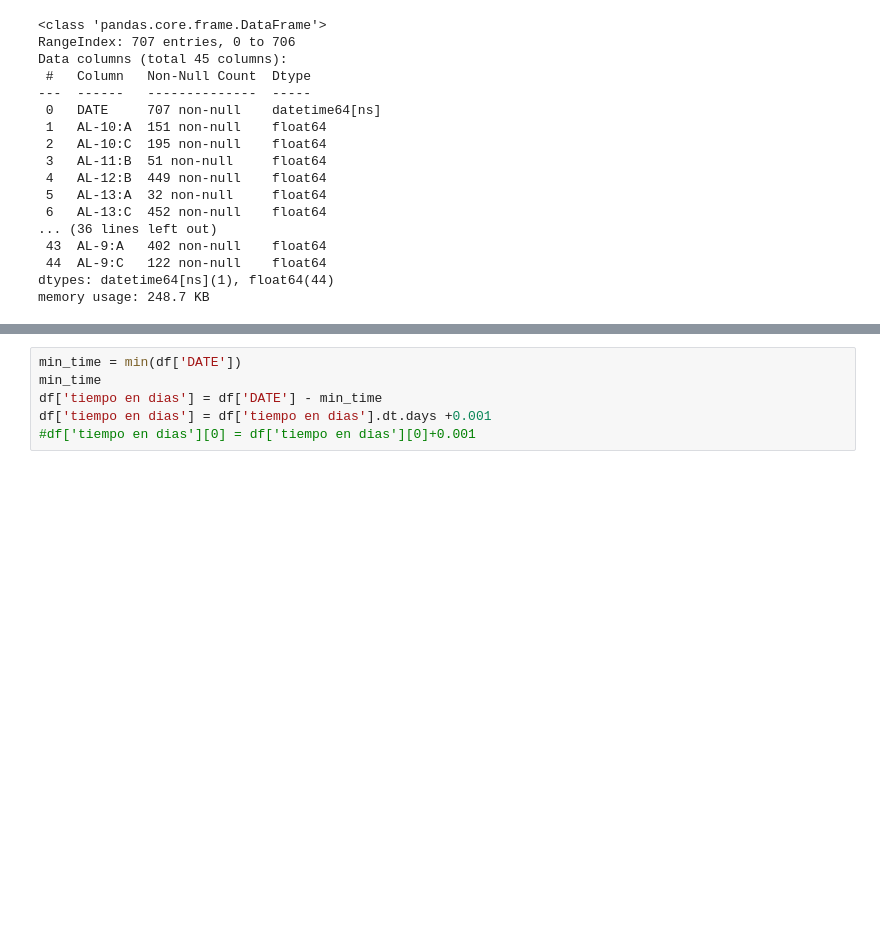
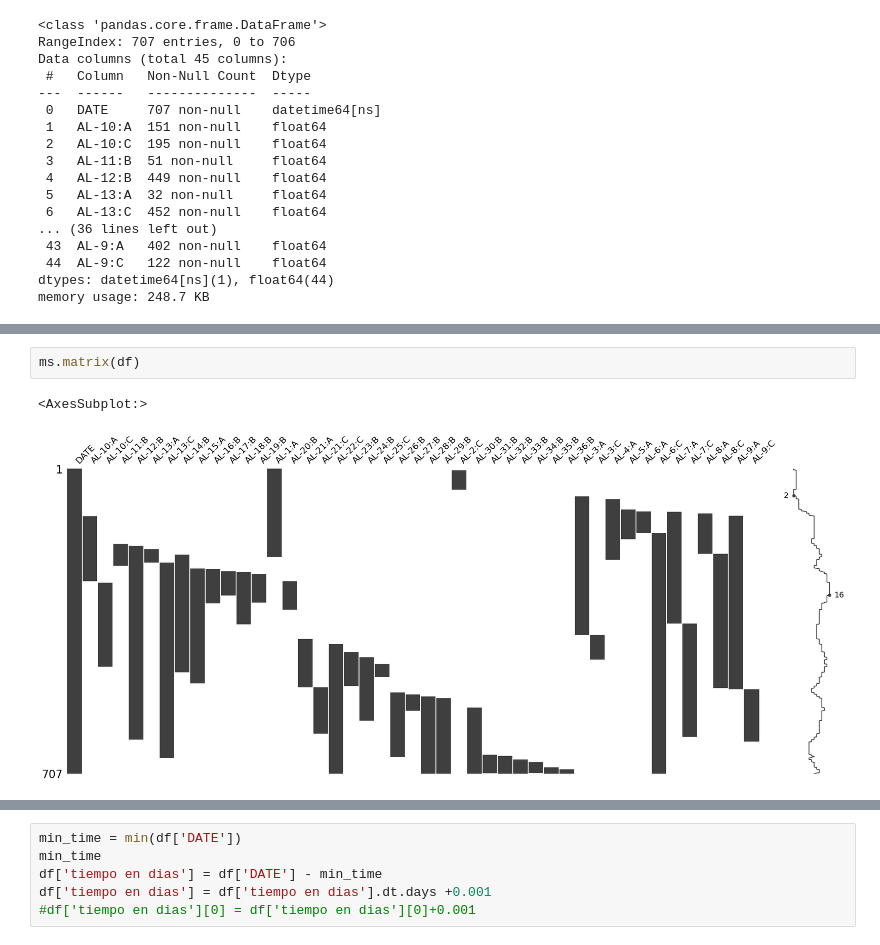
Before and after one commit to nestorpalacios/MVP1, a Jupyter notebook: MVP_1.ipynb, the cells around one changed output, grey strips where cells are left out. Saved outputs shown, nothing was run; the diff lists cells and outputs as text; blank space fills up the shorter version.

```diff
--- a/MVP_1.ipynb
+++ b/MVP_1.ipynb
@@ -429,3 +430,8 @@ prdwellfix
 | 705 | 2023-01-01 | NaN | NaN | NaN | NaN | NaN | NaN | NaN | NaN | NaN | ... | ... |
 | 706 | 2023-02-01 | NaN | NaN | NaN | NaN | NaN | NaN | NaN | NaN | NaN | ... | ... |
 707 rows × 45 columns
+# %%
+ms.matrix(df)
+# %% [output]
+<AxesSubplot:>
+[figure, added]
```
Also changed, not shown: parts of 8 cells of this notebook.
